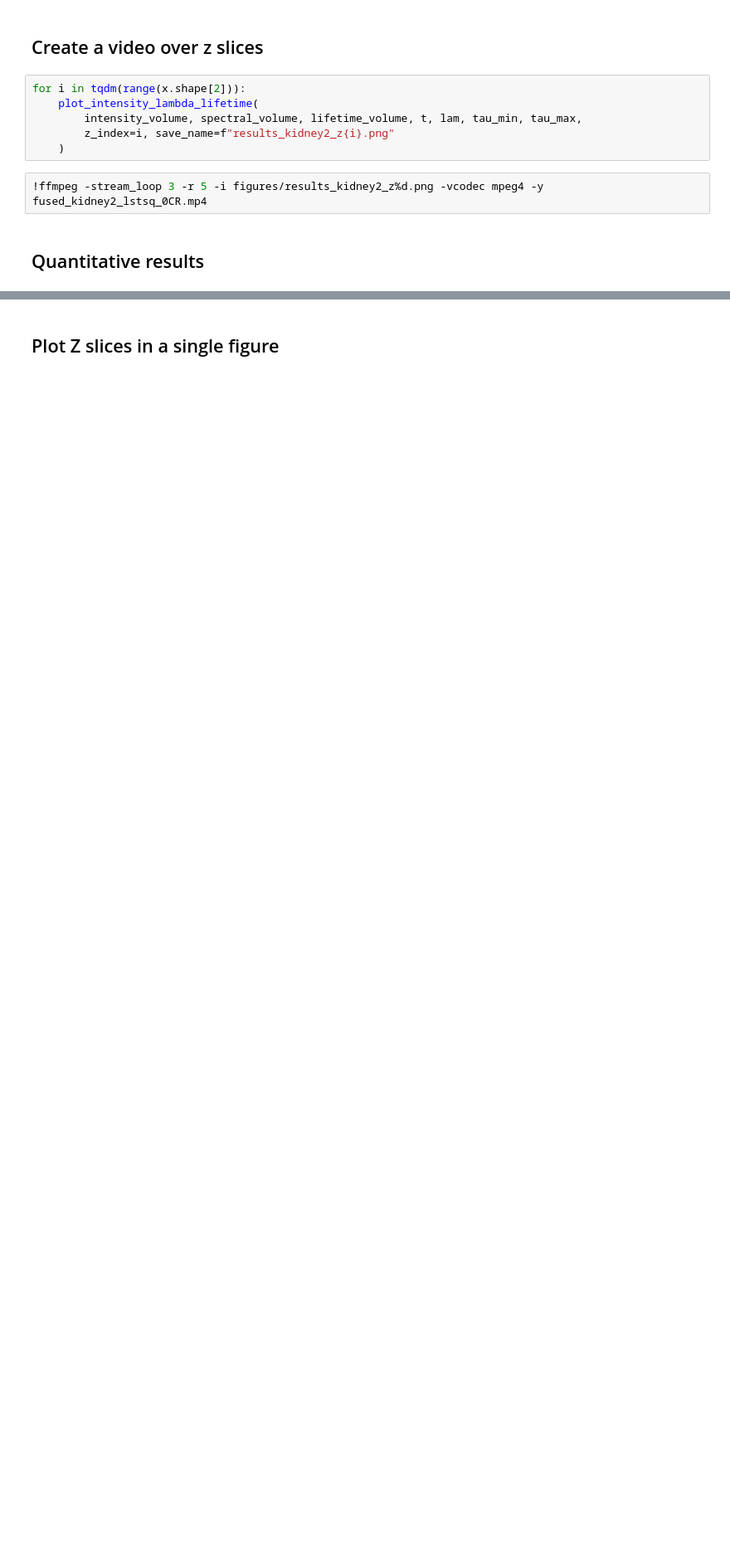
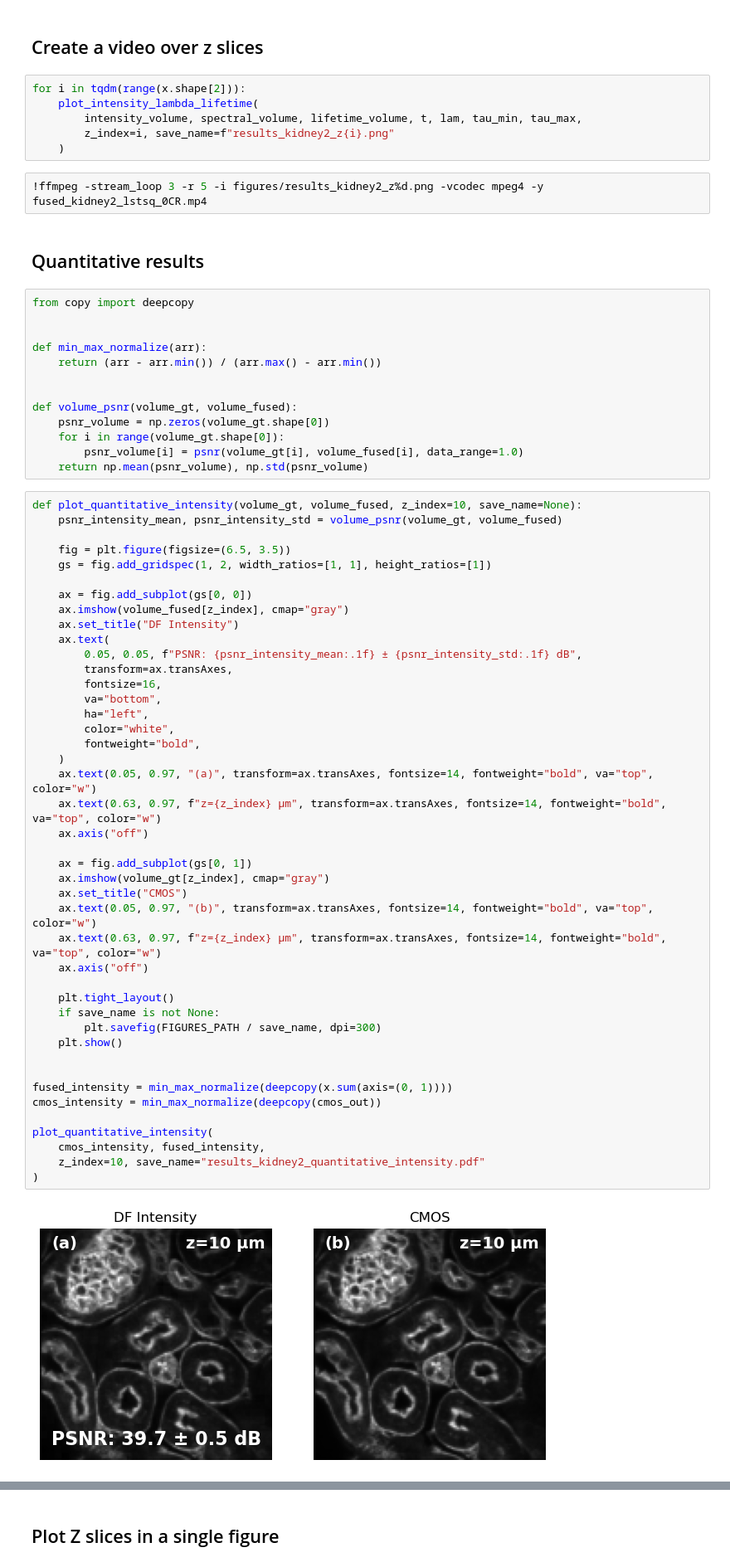
Before and after one commit to FluoLab/datafusion, a Jupyter notebook: analysis_kidney2.ipynb, the cells around one changed output, grey strips where cells are left out. Shown at 83% size. Saved outputs shown, nothing was run; the diff lists cells and outputs as text; blank space fills up the shorter version.

```diff
--- a/analysis_kidney2.ipynb
+++ b/analysis_kidney2.ipynb
@@ -724,4 +762,62 @@ for i in tqdm(range(x.shape[2])):
 !ffmpeg -stream_loop 3 -r 5 -i figures/results_kidney2_z%d.png -vcodec mpeg4 -y fused_kidney2_lstsq_0CR.mp4
 # %% [markdown]
 ## Quantitative results
+# %%
+from copy import deepcopy
+
+
+def min_max_normalize(arr):
+    return (arr - arr.min()) / (arr.max() - arr.min())
+
+
+def volume_psnr(volume_gt, volume_fused):
+    psnr_volume = np.zeros(volume_gt.shape[0])
+    for i in range(volume_gt.shape[0]):
+        psnr_volume[i] = psnr(volume_gt[i], volume_fused[i], data_range=1.0)
+    return np.mean(psnr_volume), np.std(psnr_volume)
+# %%
+def plot_quantitative_intensity(volume_gt, volume_fused, z_index=10, save_name=None):
+    psnr_intensity_mean, psnr_intensity_std = volume_psnr(volume_gt, volume_fused)
+
+    fig = plt.figure(figsize=(6.5, 3.5))
+    gs = fig.add_gridspec(1, 2, width_ratios=[1, 1], height_ratios=[1])
+
+    ax = fig.add_subplot(gs[0, 0])
+    ax.imshow(volume_fused[z_index], cmap="gray")
+    ax.set_title("DF Intensity")
+    ax.text(
+        0.05, 0.05, f"PSNR: {psnr_intensity_mean:.1f} ± {psnr_intensity_std:.1f} dB",
+        transform=ax.transAxes,
+        fontsize=16,
+        va="bottom",
+        ha="left",
+        color="white",
+        fontweight="bold",
+    )
+    ax.text(0.05, 0.97, "(a)", transform=ax.transAxes, fontsize=14, fontweight="bold", va="top", color="w")
+    ax.text(0.63, 0.97, f"z={z_index} µm", transform=ax.transAxes, fontsize=14, fontweight="bold", va="top", color="w")
+    ax.axis("off")
+
+    ax = fig.add_subplot(gs[0, 1])
+    ax.imshow(volume_gt[z_index], cmap="gray")
+    ax.set_title("CMOS")
+    ax.text(0.05, 0.97, "(b)", transform=ax.transAxes, fontsize=14, fontweight="bold", va="top", color="w")
+    ax.text(0.63, 0.97, f"z={z_index} µm", transform=ax.transAxes, fontsize=14, fontweight="bold", va="top", color="w")
+    ax.axis("off")
+
+    plt.tight_layout()
+    if save_name is not None:
+        plt.savefig(FIGURES_PATH / save_name, dpi=300)
+    plt.show()
+
+
+fused_intensity = min_max_normalize(deepcopy(x.sum(axis=(0, 1))))
+cmos_intensity = min_max_normalize(deepcopy(cmos_out))
+
+plot_quantitative_intensity(
+    cmos_intensity, fused_intensity,
+    z_index=10, save_name="results_kidney2_quantitative_intensity.pdf"
+)
+# %% [output]
+[figure, added]
 # %%
```
Also changed, not shown: parts of 12 cells of this notebook, 3 other files.
